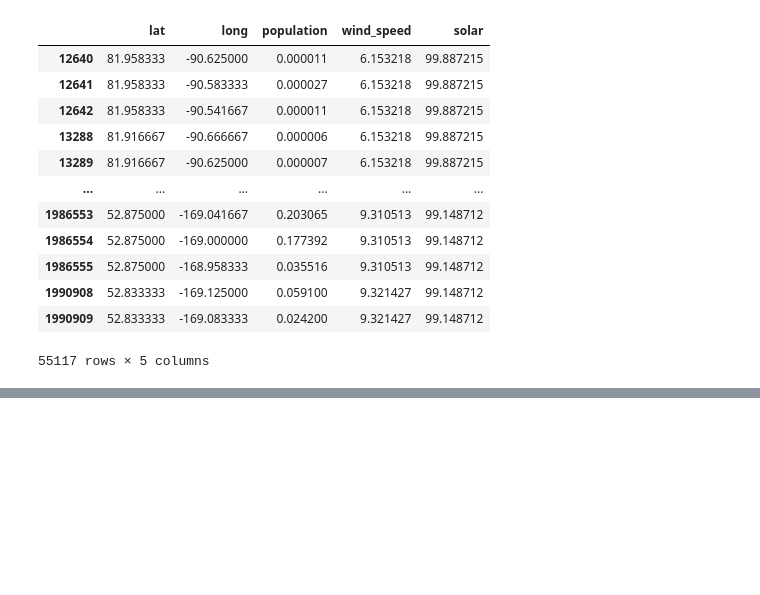
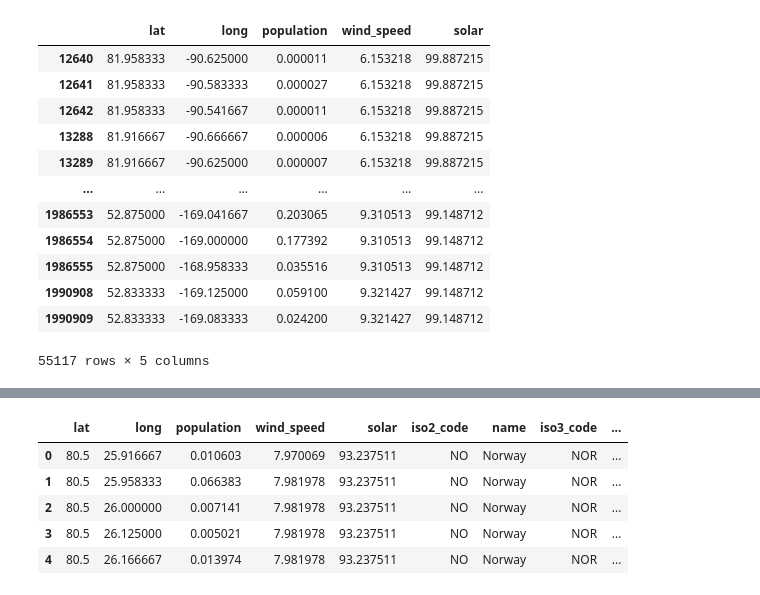
Before and after one commit to ITWSDataScience/Group3_Fall2022, a Jupyter notebook: models/data/merge.ipynb, the cells around one changed output, grey strips where cells are left out. Saved outputs shown, nothing was run; the diff lists cells and outputs as text; code cells hidden in the pictures; blank space fills up the shorter version.

```diff
--- a/models/data/merge.ipynb
+++ b/models/data/merge.ipynb
@@ -204,0 +336,12 @@ grid.to_csv('grid.csv', index=False)
+# %%
+merged_grid.drop(columns=["ISO3"], inplace=True)
+merged_grid.rename(columns={"CPI score 2021": "corruption_perception_index"}, inplace=True)
+# %%
+merged_grid.head()
+# %% [output]
+|  | lat | long | population | wind_speed | solar | iso2_code | name | iso3_code | ... |
+| 0 | 80.5 | 25.916667 | 0.010603 | 7.970069 | 93.237511 | NO | Norway | NOR | ... |
+| 1 | 80.5 | 25.958333 | 0.066383 | 7.981978 | 93.237511 | NO | Norway | NOR | ... |
+| 2 | 80.5 | 26.000000 | 0.007141 | 7.981978 | 93.237511 | NO | Norway | NOR | ... |
+| 3 | 80.5 | 26.125000 | 0.005021 | 7.981978 | 93.237511 | NO | Norway | NOR | ... |
+| 4 | 80.5 | 26.166667 | 0.013974 | 7.981978 | 93.237511 | NO | Norway | NOR | ... |
```
Also changed, not shown: parts of 21 cells of this notebook, 2 other files.
